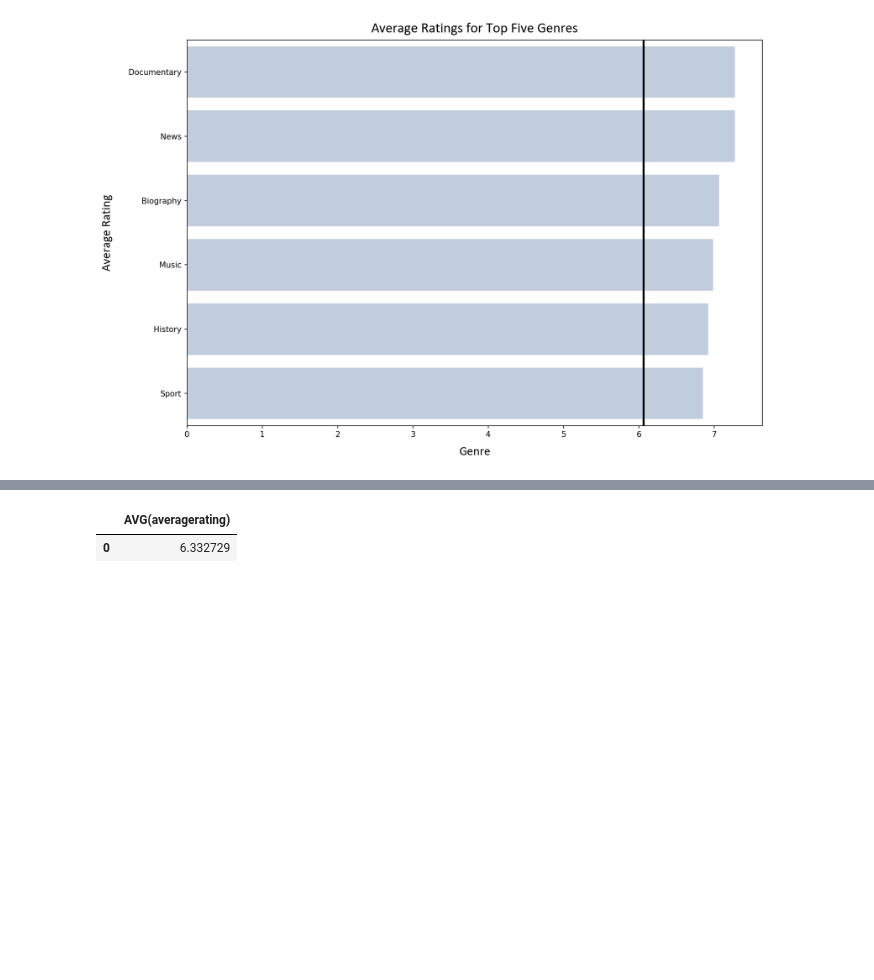
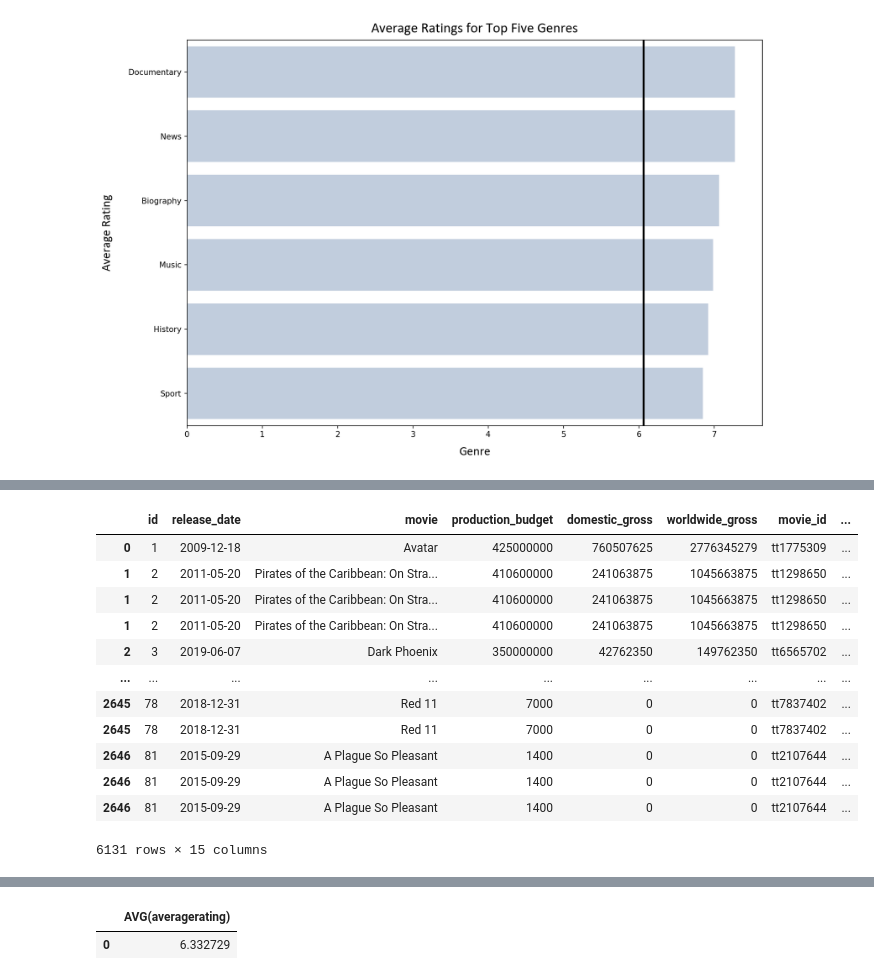
Before and after one commit to hacampbell1/teamaustin, a Jupyter notebook: computer_vision.ipynb, the cells around one changed output, grey strips where cells are left out. Cells and saved outputs as stored; diff of their text form; code cells hidden in the pictures; blank space fills up the shorter version.

```diff
--- a/computer_vision.ipynb
+++ b/computer_vision.ipynb
@@ -180,0 +238,33 @@ plt.tight_layout()
+# %%
+""" Combining SQL data to money data """
+cleaning_query = """
+        SELECT *
+        FROM movie_ratings mr
+        JOIN movie_basics mb
+            ON mr.movie_id = mb.movie_id
+        WHERE mb.start_year <=2023 AND mr.numvotes >=14 AND mb.genres is not null AND mr.averagerating is not null
+        ORDER BY mb.start_year DESC"""
+
+cleaned_sqldata2 = pd.read_sql(cleaning_query, conn)
+genres_and_budget = pd.merge(tn_df, cleaned_sqldata2, left_on='movie', right_on='primary_title')
+genres_and_budget
+genres_and_budget['genres'] = genres_and_budget['genres'].astype(str)
+
+# Splitting the genres
+genres_and_budget["genres"] = genres_and_budget["genres"].str.split(",")
+genres_and_budget = genres_and_budget.apply(pd.Series.explode)
+genres_and_budget
+# %% [output]
+|  | id | release_date | movie | production_budget | domestic_gross | worldwide_gross | movie_id | ... |
+| 0 | 1 | 2009-12-18 | Avatar | 425000000 | 760507625 | 2776345279 | tt1775309 | ... |
+| 1 | 2 | 2011-05-20 | Pirates of the Caribbean: On Stra... | 410600000 | 241063875 | 1045663875 | tt1298650 | ... |
+| 1 | 2 | 2011-05-20 | Pirates of the Caribbean: On Stra... | 410600000 | 241063875 | 1045663875 | tt1298650 | ... |
+| 1 | 2 | 2011-05-20 | Pirates of the Caribbean: On Stra... | 410600000 | 241063875 | 1045663875 | tt1298650 | ... |
+| 2 | 3 | 2019-06-07 | Dark Phoenix | 350000000 | 42762350 | 149762350 | tt6565702 | ... |
+| ... | ... | ... | ... | ... | ... | ... | ... | ... |
+| 2645 | 78 | 2018-12-31 | Red 11 | 7000 | 0 | 0 | tt7837402 | ... |
+| 2645 | 78 | 2018-12-31 | Red 11 | 7000 | 0 | 0 | tt7837402 | ... |
+| 2646 | 81 | 2015-09-29 | A Plague So Pleasant | 1400 | 0 | 0 | tt2107644 | ... |
+| 2646 | 81 | 2015-09-29 | A Plague So Pleasant | 1400 | 0 | 0 | tt2107644 | ... |
+| 2646 | 81 | 2015-09-29 | A Plague So Pleasant | 1400 | 0 | 0 | tt2107644 | ... |
+6131 rows × 15 columns
```
Also changed, not shown: parts of 14 cells of this notebook.
